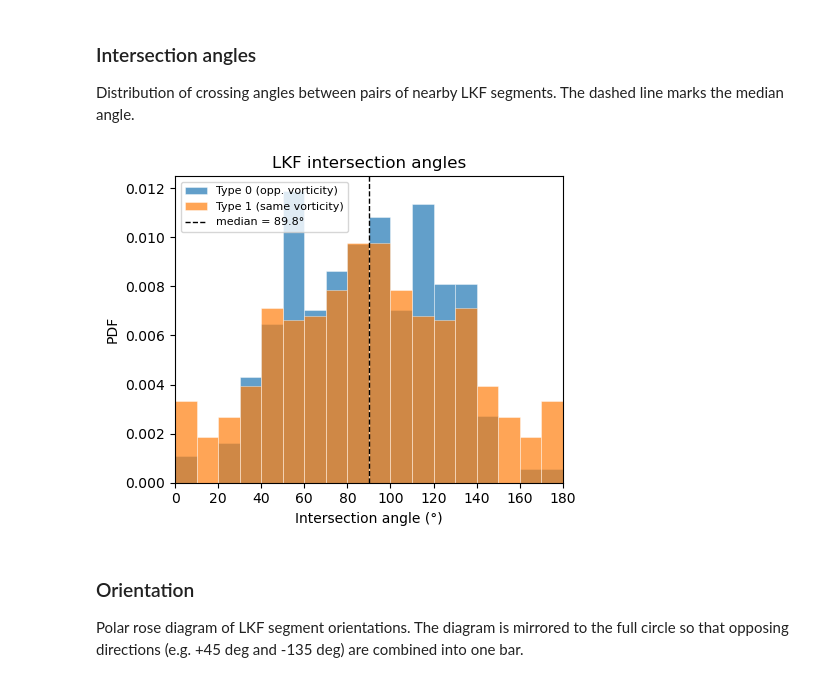
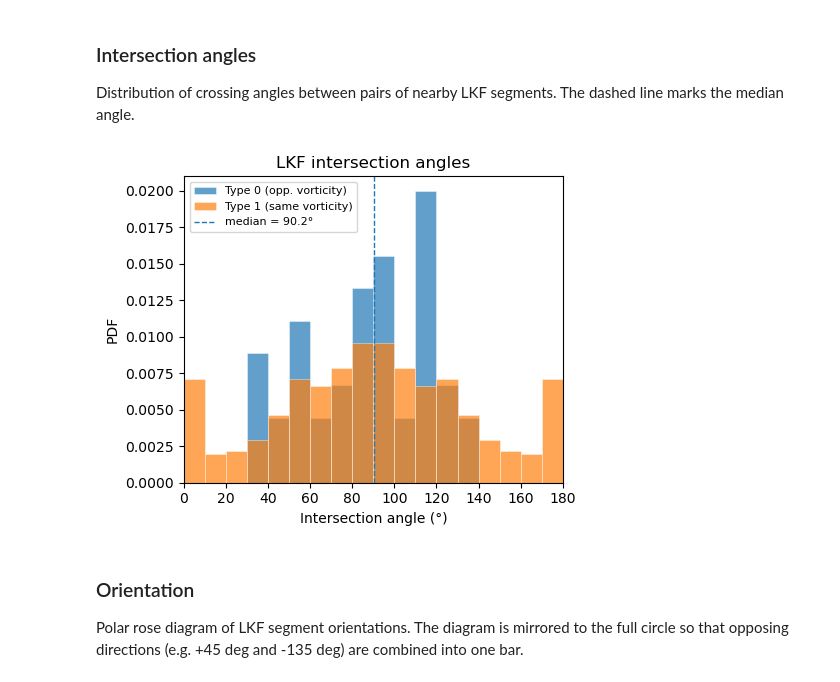
Before and after one commit to nhutter/lkf_tools, a Jupyter notebook: notebooks/tutorial_gen_dataset.ipynb, the cells around one changed output. Cells and saved outputs as stored; diff of their text form; code cells hidden in the pictures.

```diff
--- a/notebooks/tutorial_gen_dataset.ipynb
+++ b/notebooks/tutorial_gen_dataset.ipynb
@@ -220,9 +217,9 @@ fig, ax = lkf_data.deformation.plot()
 
 Distribution of crossing angles between pairs of nearby LKF segments. The dashed line marks the median angle.
 # %%
-fig, ax = lkf_data.intersection.plot()
+fig, ax = lkf_data.intersection.plot(lifetime=1)
 # %% [output]
-[figure, old version]
+[figure, new version]
 # %% [markdown]
 ### Orientation
 
```
Also changed, not shown: parts of 6 cells of this notebook.
